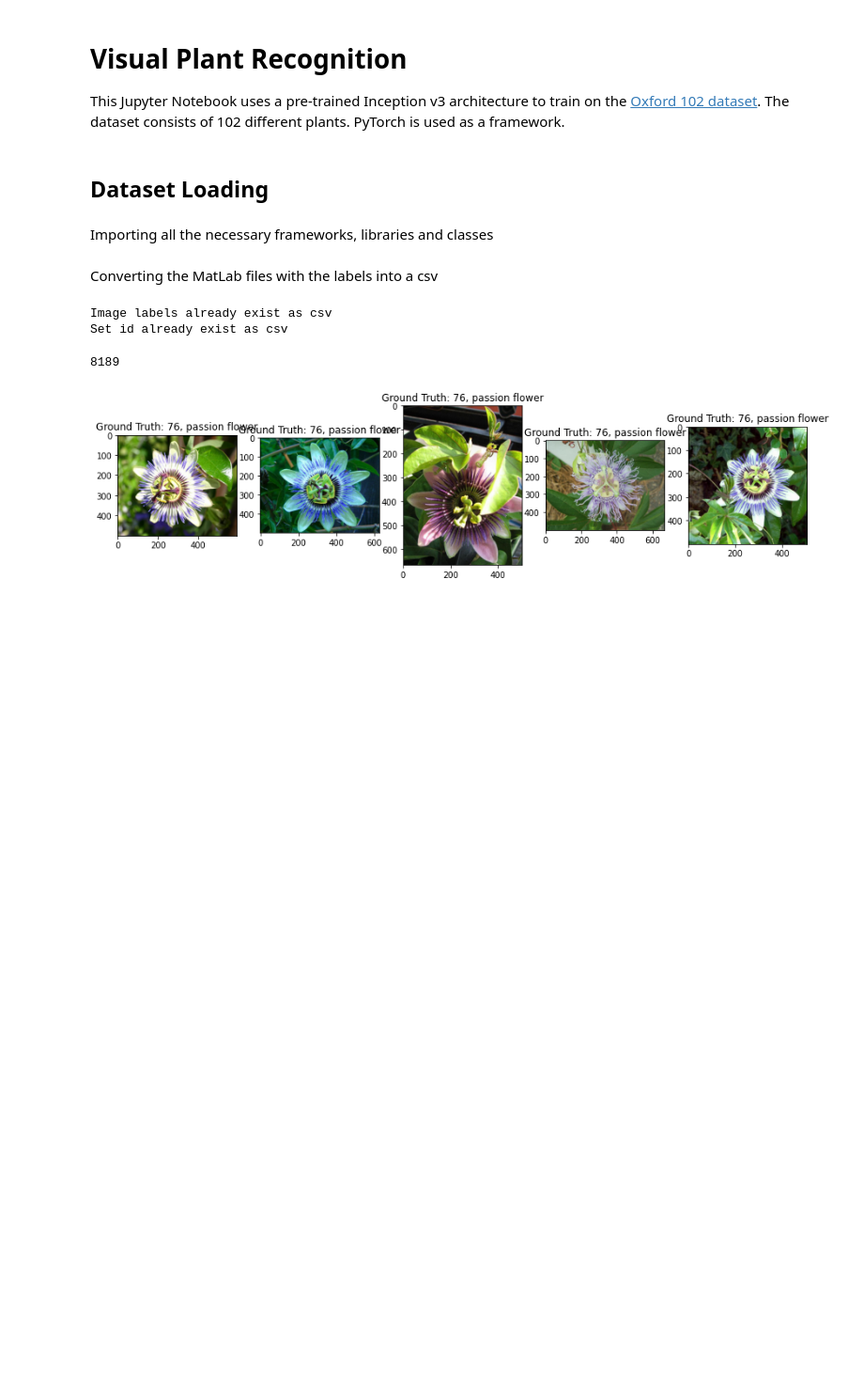
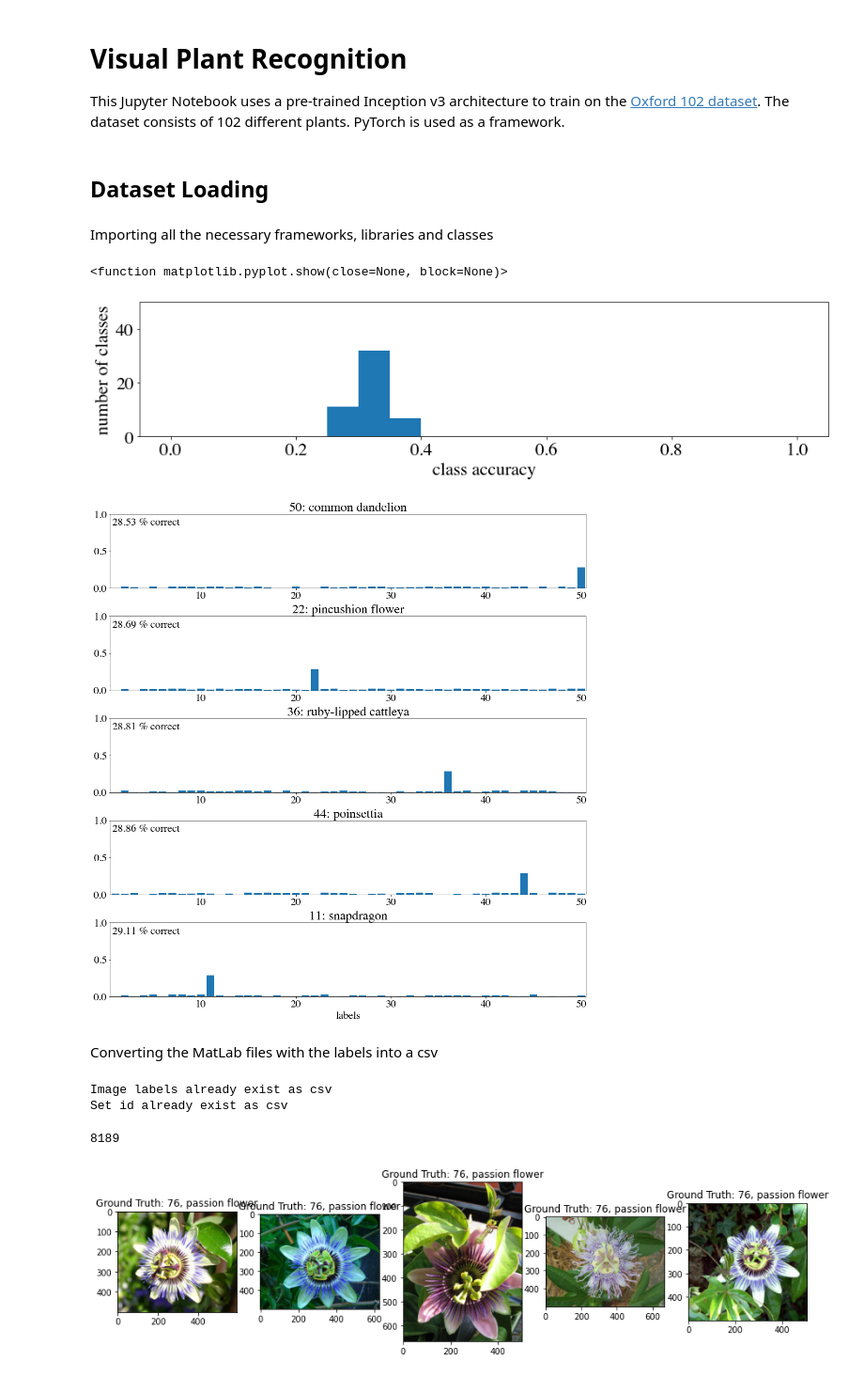
Before and after one commit to SebastianMuhle/Visual-Plant-Recognition, a Jupyter notebook: scripts/visual_plant-recognition.ipynb, the cells around one changed output. Shown: that part at 94% size. Cells and saved outputs as stored; diff of their text form; code cells hidden in the pictures; blank space fills up the shorter version.

```diff
--- a/scripts/visual_plant-recognition.ipynb
+++ b/scripts/visual_plant-recognition.ipynb
@@ -28,3 +28,14 @@ from evaluation import evaluation, per_class_accuracy, worst_classes
+# %%
+conf_matrix = np.random.randint(0, 10, size=(50, 50))
+conf_matrix = conf_matrix + np.eye(50) * 100
+fig = per_class_accuracy(conf_matrix)
+plt.show
+fig = worst_classes(conf_matrix=conf_matrix, k=5)
+plt.show
+# %% [output]
+<function matplotlib.pyplot.show(close=None, block=None)>
+[figure, added]
+[figure, added]
 # %% [markdown]
 Converting the MatLab files with the labels into a csv
 # %%
```
Also changed, not shown: parts of 3 cells of this notebook.
